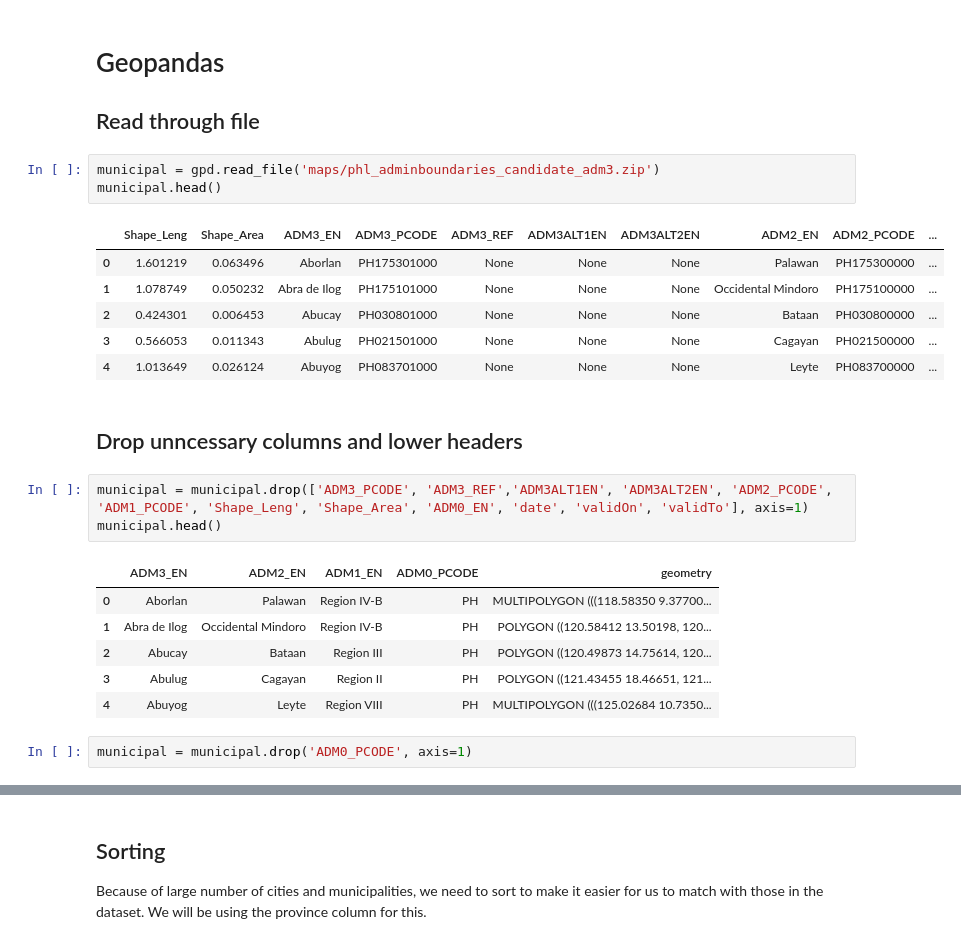
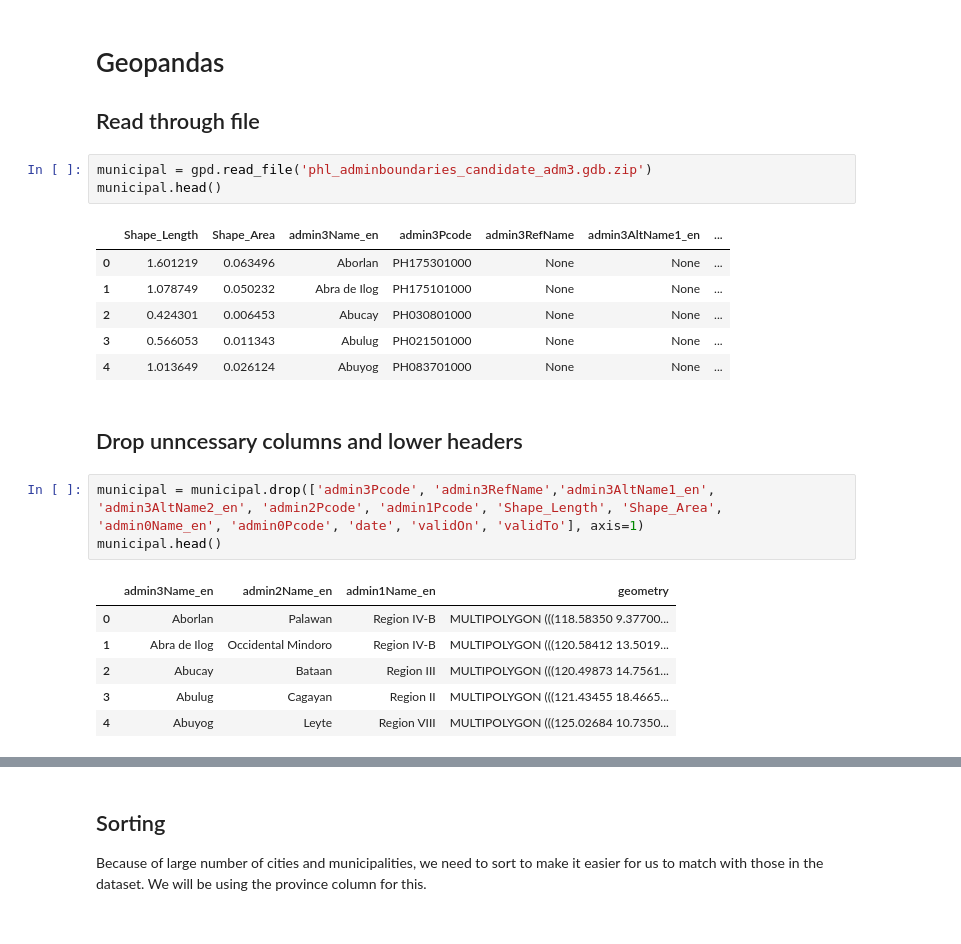
Before and after one commit to pmagtulis/covid-ph-map, a Jupyter notebook: notebooks/municipal_covid_cases.ipynb, the cells around one changed output, grey strips where cells are left out. Drawn from its saved outputs; the diff is of its cells as text.

```diff
--- a/notebooks/municipal_covid_cases.ipynb
+++ b/notebooks/municipal_covid_cases.ipynb
@@ -118,29 +118,27 @@ df
 
 ## Read through file
 # %%
-municipal = gpd.read_file('maps/phl_adminboundaries_candidate_adm3.zip')
+municipal = gpd.read_file('phl_adminboundaries_candidate_adm3.gdb.zip')
 municipal.head()
 # %% [output]
-|  | Shape_Leng | Shape_Area | ADM3_EN | ADM3_PCODE | ADM3_REF | ADM3ALT1EN | ADM3ALT2EN | ADM2_EN | ADM2_PCODE | ... |
-| 0 | 1.601219 | 0.063496 | Aborlan | PH175301000 | None | None | None | Palawan | PH175300000 | ... |
-| 1 | 1.078749 | 0.050232 | Abra de Ilog | PH175101000 | None | None | None | Occidental Mindoro | PH175100000 | ... |
-| 2 | 0.424301 | 0.006453 | Abucay | PH030801000 | None | None | None | Bataan | PH030800000 | ... |
-| 3 | 0.566053 | 0.011343 | Abulug | PH021501000 | None | None | None | Cagayan | PH021500000 | ... |
-| 4 | 1.013649 | 0.026124 | Abuyog | PH083701000 | None | None | None | Leyte | PH083700000 | ... |
+|  | Shape_Length | Shape_Area | admin3Name_en | admin3Pcode | admin3RefName | admin3AltName1_en | ... |
+| 0 | 1.601219 | 0.063496 | Aborlan | PH175301000 | None | None | ... |
+| 1 | 1.078749 | 0.050232 | Abra de Ilog | PH175101000 | None | None | ... |
+| 2 | 0.424301 | 0.006453 | Abucay | PH030801000 | None | None | ... |
+| 3 | 0.566053 | 0.011343 | Abulug | PH021501000 | None | None | ... |
+| 4 | 1.013649 | 0.026124 | Abuyog | PH083701000 | None | None | ... |
 # %% [markdown]
 ## Drop unncessary columns and lower headers
 # %%
-municipal = municipal.drop(['ADM3_PCODE', 'ADM3_REF','ADM3ALT1EN', 'ADM3ALT2EN', 'ADM2_PCODE', 'ADM1_PCODE', 'Shape_Leng', 'Shape_Area', 'ADM0_EN', 'date', 'validOn', 'validTo'], axis=1)
+municipal = municipal.drop(['admin3Pcode', 'admin3RefName','admin3AltName1_en', 'admin3AltName2_en', 'admin2Pcode', 'admin1Pcode', 'Shape_Length', 'Shape_Area', 'admin0Name_en', 'admin0Pcode', 'date', 'validOn', 'validTo'], axis=1)
 municipal.head()
 # %% [output]
-|  | ADM3_EN | ADM2_EN | ADM1_EN | ADM0_PCODE | geometry |
-| 0 | Aborlan | Palawan | Region IV-B | PH | MULTIPOLYGON (((118.58350 9.37700... |
-| 1 | Abra de Ilog | Occidental Mindoro | Region IV-B | PH | POLYGON ((120.58412 13.50198, 120... |
-| 2 | Abucay | Bataan | Region III | PH | POLYGON ((120.49873 14.75614, 120... |
-| 3 | Abulug | Cagayan | Region II | PH | POLYGON ((121.43455 18.46651, 121... |
-| 4 | Abuyog | Leyte | Region VIII | PH | MULTIPOLYGON (((125.02684 10.7350... |
+|  | admin3Name_en | admin2Name_en | admin1Name_en | geometry |
+| 0 | Aborlan | Palawan | Region IV-B | MULTIPOLYGON (((118.58350 9.37700... |
+| 1 | Abra de Ilog | Occidental Mindoro | Region IV-B | MULTIPOLYGON (((120.58412 13.5019... |
+| 2 | Abucay | Bataan | Region III | MULTIPOLYGON (((120.49873 14.7561... |
+| 3 | Abulug | Cagayan | Region II | MULTIPOLYGON (((121.43455 18.4665... |
+| 4 | Abuyog | Leyte | Region VIII | MULTIPOLYGON (((125.02684 10.7350... |
-# %%
-municipal = municipal.drop('ADM0_PCODE', axis=1)
 # %%
 municipal.columns = municipal.columns.str.lower()
 municipal
```
Also changed, not shown: parts of 23 cells of this notebook, 9 other files.
